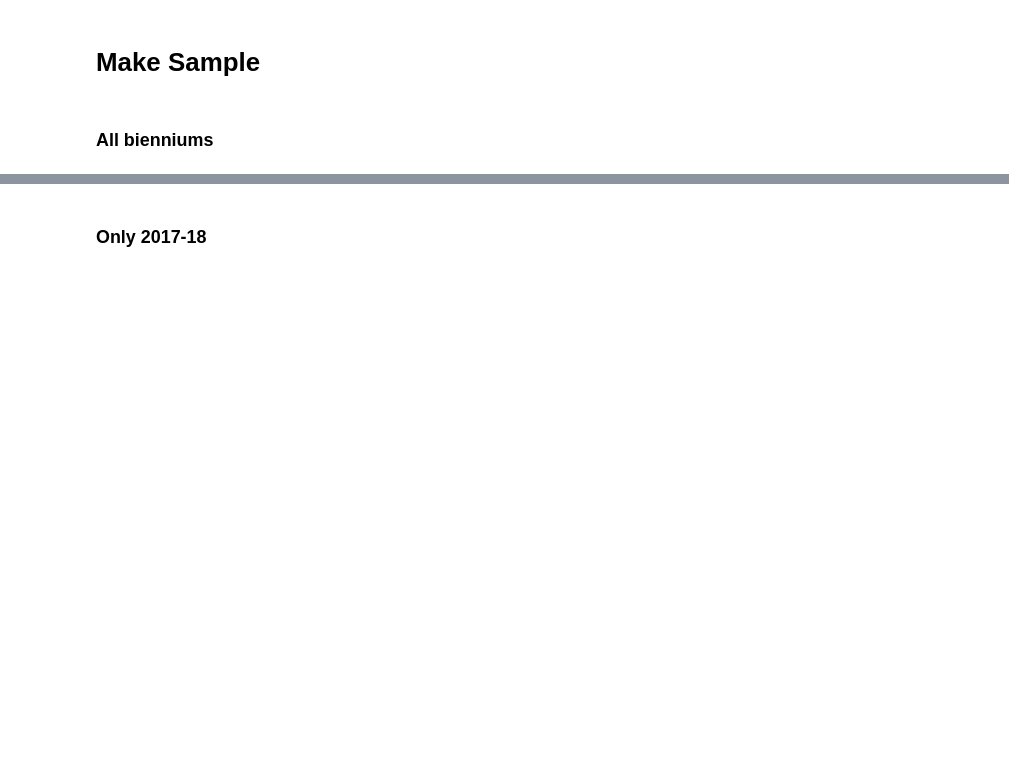
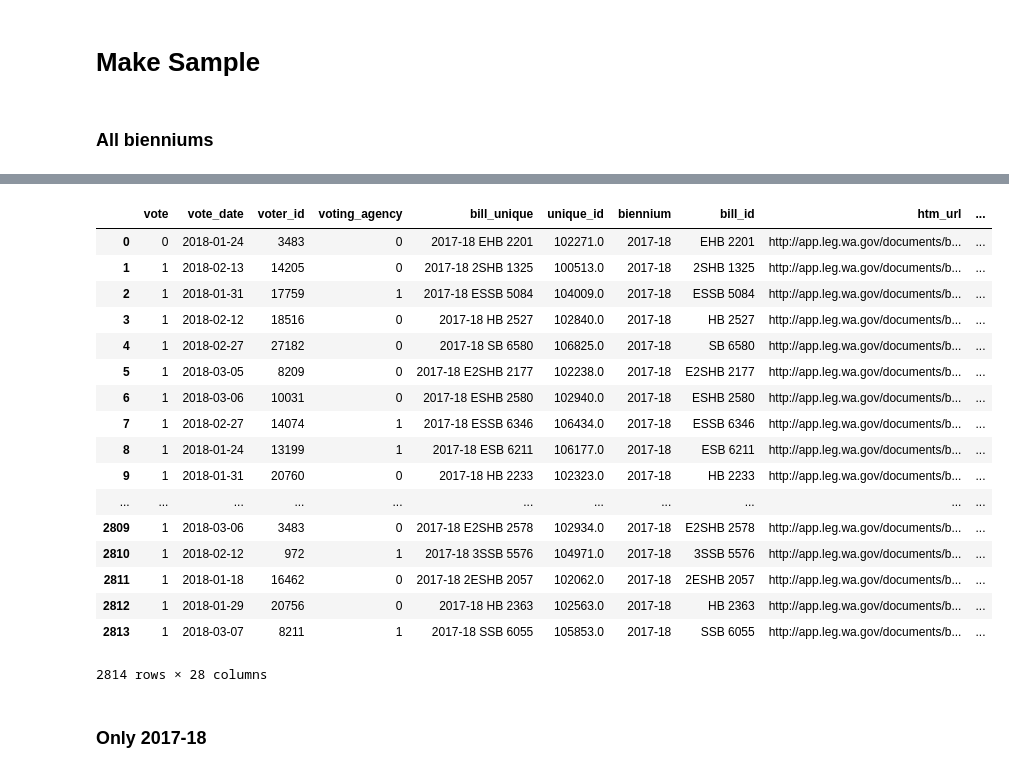
Before and after one commit to ekarboski/washington_state_legislation, a Jupyter notebook: Baseline_model.ipynb, the cells around one changed output, grey strips where cells are left out. Saved outputs shown, nothing was run; the diff lists cells and outputs as text; code cells hidden in the pictures; blank space fills up the shorter version.

```diff
--- a/Baseline_model.ipynb
+++ b/Baseline_model.ipynb
@@ -117,0 +135,7 @@ sample_test = sample[sample['vote_date'] > '2017-06-01T00:00:00.000000000']
+# %%
+# Add loyalty scores to test
+sample_test = sample_test.merge(loyalty_scores_df, how = 'left', on='voter_id')
+sample_test = sample_test.drop('index', axis=1)
+# %%
+sample_test['loyalty_score'] = sample_test['loyalty_score'].fillna(1000)
+sample_test['percent_yea'] = sample_test['percent_yea'].fillna(1000)
@@ -118,3 +163,24 @@ sample_test = sample[sample['vote_date'] > '2017-06-01T00:00:00.000000000']
+# %%
+sample_test
+# %% [output]
+|  | vote | vote_date | voter_id | voting_agency | bill_unique | unique_id | biennium | bill_id | htm_url | ... |
+| 0 | 0 | 2018-01-24 | 3483 | 0 | 2017-18 EHB 2201 | 102271.0 | 2017-18 | EHB 2201 | http://app.leg.wa.gov/documents/b... | ... |
+| 1 | 1 | 2018-02-13 | 14205 | 0 | 2017-18 2SHB 1325 | 100513.0 | 2017-18 | 2SHB 1325 | http://app.leg.wa.gov/documents/b... | ... |
+| 2 | 1 | 2018-01-31 | 17759 | 1 | 2017-18 ESSB 5084 | 104009.0 | 2017-18 | ESSB 5084 | http://app.leg.wa.gov/documents/b... | ... |
+| 3 | 1 | 2018-02-12 | 18516 | 0 | 2017-18 HB 2527 | 102840.0 | 2017-18 | HB 2527 | http://app.leg.wa.gov/documents/b... | ... |
+| 4 | 1 | 2018-02-27 | 27182 | 0 | 2017-18 SB 6580 | 106825.0 | 2017-18 | SB 6580 | http://app.leg.wa.gov/documents/b... | ... |
+| 5 | 1 | 2018-03-05 | 8209 | 0 | 2017-18 E2SHB 2177 | 102238.0 | 2017-18 | E2SHB 2177 | http://app.leg.wa.gov/documents/b... | ... |
+| 6 | 1 | 2018-03-06 | 10031 | 0 | 2017-18 ESHB 2580 | 102940.0 | 2017-18 | ESHB 2580 | http://app.leg.wa.gov/documents/b... | ... |
+| 7 | 1 | 2018-02-27 | 14074 | 1 | 2017-18 ESSB 6346 | 106434.0 | 2017-18 | ESSB 6346 | http://app.leg.wa.gov/documents/b... | ... |
+| 8 | 1 | 2018-01-24 | 13199 | 1 | 2017-18 ESB 6211 | 106177.0 | 2017-18 | ESB 6211 | http://app.leg.wa.gov/documents/b... | ... |
+| 9 | 1 | 2018-01-31 | 20760 | 0 | 2017-18 HB 2233 | 102323.0 | 2017-18 | HB 2233 | http://app.leg.wa.gov/documents/b... | ... |
+| ... | ... | ... | ... | ... | ... | ... | ... | ... | ... | ... |
+| 2809 | 1 | 2018-03-06 | 3483 | 0 | 2017-18 E2SHB 2578 | 102934.0 | 2017-18 | E2SHB 2578 | http://app.leg.wa.gov/documents/b... | ... |
+| 2810 | 1 | 2018-02-12 | 972 | 1 | 2017-18 3SSB 5576 | 104971.0 | 2017-18 | 3SSB 5576 | http://app.leg.wa.gov/documents/b... | ... |
+| 2811 | 1 | 2018-01-18 | 16462 | 0 | 2017-18 2ESHB 2057 | 102062.0 | 2017-18 | 2ESHB 2057 | http://app.leg.wa.gov/documents/b... | ... |
+| 2812 | 1 | 2018-01-29 | 20756 | 0 | 2017-18 HB 2363 | 102563.0 | 2017-18 | HB 2363 | http://app.leg.wa.gov/documents/b... | ... |
+| 2813 | 1 | 2018-03-07 | 8211 | 1 | 2017-18 SSB 6055 | 105853.0 | 2017-18 | SSB 6055 | http://app.leg.wa.gov/documents/b... | ... |
+2814 rows × 28 columns
 # %% [markdown]
 ### Only 2017-18
 # %%
```
Also changed, not shown: parts of 49 cells of this notebook.
